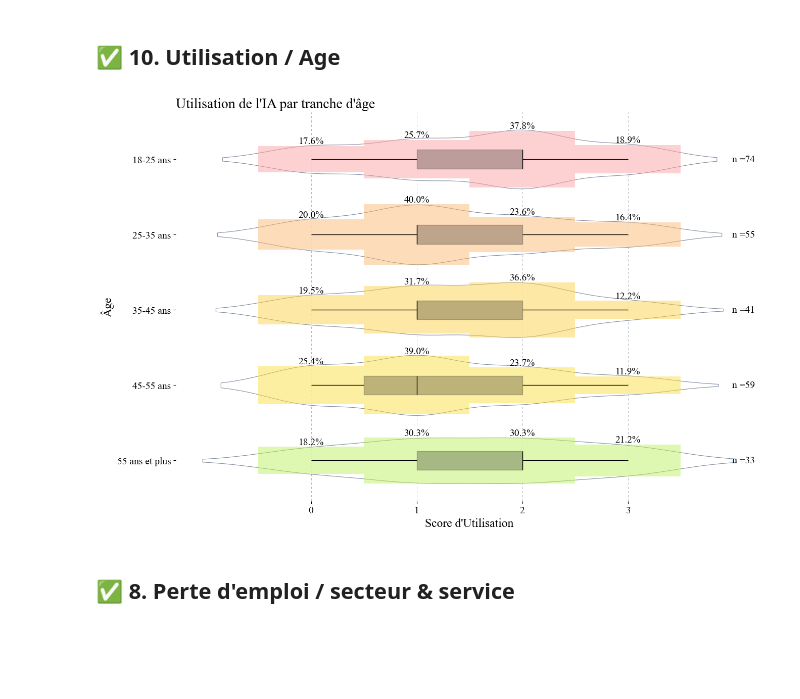
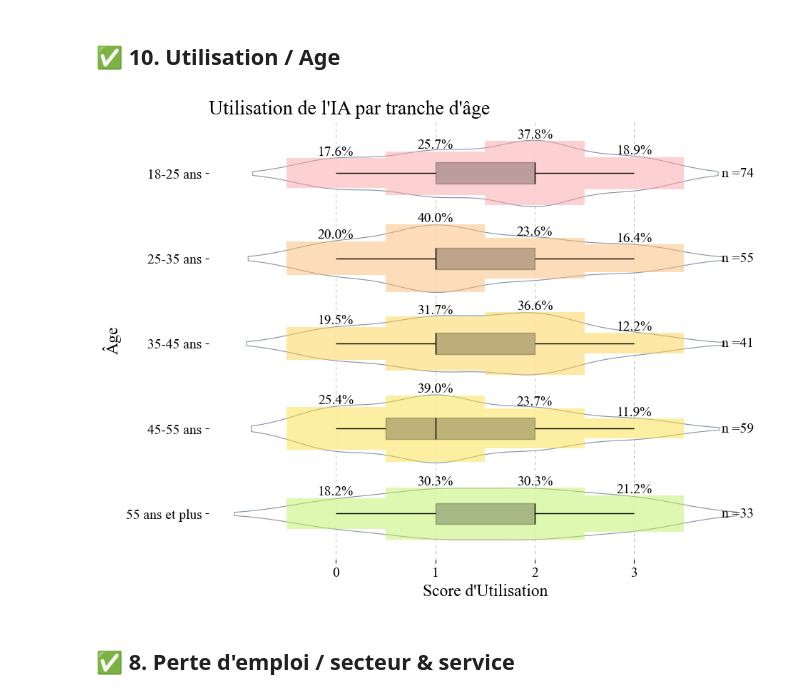
Before and after one commit to QuentinDstl/survey_adoption_by_employees, a Jupyter notebook: src/main.ipynb, the cells around one changed output. Saved outputs shown, nothing was run; the diff lists cells and outputs as text; code cells hidden in the pictures; blank space fills up the shorter version.

Commit message:
fix: legend of table finish

```diff
--- a/src/main.ipynb
+++ b/src/main.ipynb
@@ -499,31 +499,3 @@ g.set_xticklabels(labels=labels, fontsize=F_H3)
 plt.show()
 # %% [output]
 [figure]
-# %%
-# 5/12 Familiarity with AI by Trust in AI Decisions
-df_age_tools_usage = df_survey[['Age', '*Usage', 'Tools']].copy()
-
-df_age_tools_usage['sum_tools'] = df_age_tools_usage['Tools'].apply(len)
-
-jitter_strength = 0.2
-df_age_tools_usage['*Usage'] = df_age_tools_usage['*Usage'].apply(lambda x: x + np.random.uniform(-jitter_strength, jitter_strength))
-df_age_tools_usage['sum_tools'] = df_age_tools_usage['sum_tools'].apply(lambda x: x + np.random.uniform(-jitter_strength, jitter_strength))
-
-# Visualisation avec seaborn
-plt.figure(figsize=(12, 6))
-sns.scatterplot(data=df_age_tools_usage, x='sum_tools', y='*Usage',
-  sizes=(20, 200), hue='Age', palette='viridis', alpha=0.6)
-
-for x in range(6):
-    plt.axvline(x+0.5, color='black', linewidth=0.5)
-for y in range(3):
-    plt.axhline(y+0.5, color='black', linewidth=0.5)
-
-plt.title('Familiarité avec l\'IA en fonction de l\'utilisation actuelle de l\'IA')
-plt.xlabel('Nombre d\'outils utilisés')
-plt.ylabel('Utilisation actuelle de l\'IA')
-plt.yticks([0, 1, 2, 3], ['Jamais', 'Rarement', 'Parfois', 'Très souvent'])
-plt.legend(title='Familiarité avec l\'IA', bbox_to_anchor=(1.05, 1), loc=2)
-plt.xticks(rotation=0)
-plt.tight_layout()
-plt.show()
@@ -661,7 +631,7 @@ COLORS = C_PALETTE_1
 df_survey_sorted = df_survey.sort_values('Age')
 
 # afficher le n
-fig, ax = plt.subplots(figsize=(15, 10))  # Ajustement de la taille pour mieux s'adapter à l'inversion des axes
+fig, ax = plt.subplots(figsize=(10, 8))  # Ajustement de la taille pour mieux s'adapter à l'inversion des axes
 
 usage_by_age = df_survey_sorted.groupby('Age', observed=True)['*Usage'].value_counts(normalize=True).unstack().fillna(0)
 
@@ -697,34 +667,34 @@ sns.boxplot(y='Age', x='*Usage', data=df_survey_sorted, ax=ax, boxprops=dict(alp
 total_users_by_age = df_survey_sorted.groupby('Age', observed=True).size()
 
 for i, age in enumerate(ages):
   total = total_users_by_age[age]
   for usage in range(4):
     percentage = usage_by_age.loc[age, usage] * 100
     ax.text(usage, i - usage_by_age.loc[age, usage], f'{percentage:.1f}%', ha='center', va='bottom', color='black', fontsize=F_H3)
     ax.barh(i, 1, left=usage-0.5, height=usage_by_age.loc[age, usage]*2, color=COLORS[i % len(COLORS)], alpha=0.5)
   # add total
   ax.text(4.2, i, f'n ={total}', ha='right', va='center', color='black', fontsize=F_H3)
 
 # Configuration des axes et du titre
 ax.set_title('Utilisation de l\'IA par tranche d\'âge', loc='left', fontsize=F_H1)
 ax.set_ylabel('Âge', fontsize=F_H2)
 ax.set_xlabel('Score d\'Utilisation', fontsize=F_H2)
 
 plt.yticks(rotation=0, ha='right', fontsize=F_H3)
 plt.xticks(fontsize=F_H3)
 
 # Suppression des bordures
 ax.spines['top'].set_visible(False)
 ax.spines['right'].set_visible(False)
 ax.spines['left'].set_visible(False)
 ax.spines['bottom'].set_visible(False)
 
 # Afficher uniquement les valeurs de 0 à 3 sur l'axe des x
 ax.set_xticks(range(4))
 
 plt.show()
 # %% [output]
-[figure, old version]
+[figure, new version]
 # %% [markdown]
 ## ✅ 8. Perte d'emploi / secteur & service
 # %%
```
Also changed, not shown: parts of 2 cells of this notebook.
